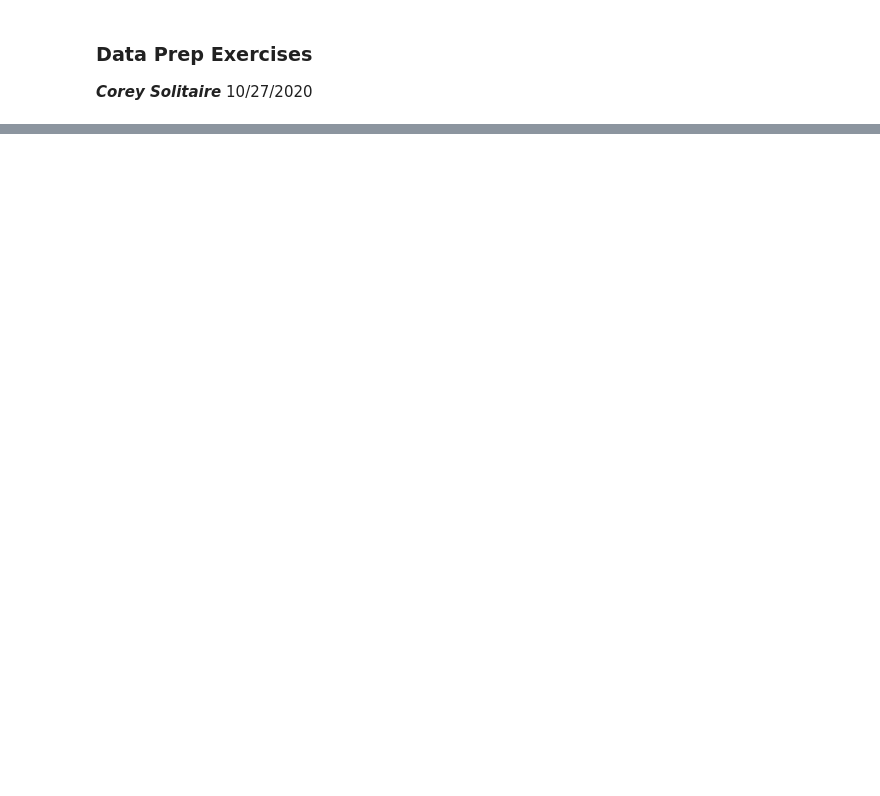
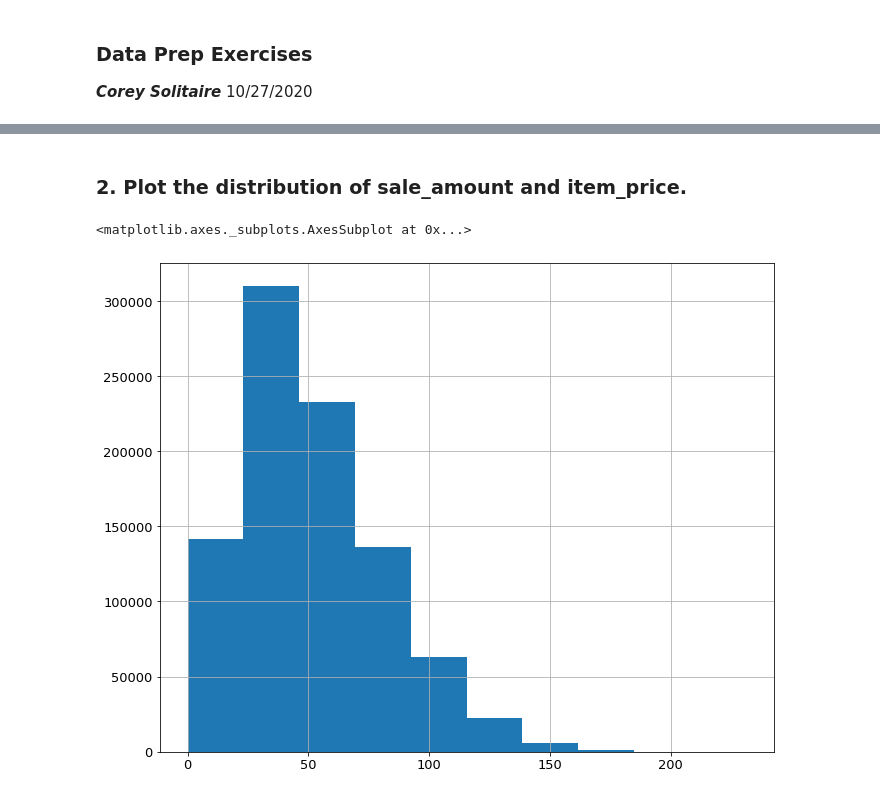
Before and after one commit to CSolitaire/time-series-exercises, a Jupyter notebook: data-prep-exercises.ipynb, the cells around one changed output, grey strips where cells are left out. Drawn from its saved outputs; the diff is of its cells as text; code cells hidden in the pictures; blank space fills up the shorter version.

```diff
--- a/data-prep-exercises.ipynb
+++ b/data-prep-exercises.ipynb
@@ -100,0 +5,14 @@ Index(['item', 'sale_amount', 'sale_date', 'sale_id', 'store', 'store_address',
+# %%
+import acquire
+import prepare
+import pandas as pd
+import numpy as np
+import seaborn as sns
+import matplotlib.pyplot as plt
+
+plt.rc('figure', figsize=(11, 9))
+plt.rc('font', size=13)
+
+from datetime import timedelta, datetime as dt
+# %%
+df = acquire.get_store_data()
@@ -100,0 +32,5 @@ Index(['item', 'sale_amount', 'sale_date', 'sale_id', 'store', 'store_address',
+# %%
+df.sale_date = pd.to_datetime(df.sale_date, format='%a, %d %b %Y %H:%M:%S %Z')
+# %%
+df = df.set_index('sale_date').sort_index()
+df.head()
@@ -100,0 +45,7 @@ Index(['item', 'sale_amount', 'sale_date', 'sale_id', 'store', 'store_address',
+# %% [markdown]
+### 2. Plot the distribution of sale_amount and item_price.
+# %%
+df.sale_amount.hist()
+# %% [output]
+<matplotlib.axes._subplots.AxesSubplot at 0x...>
+[figure, added]
```
Also changed, not shown: parts of 24 cells of this notebook.
